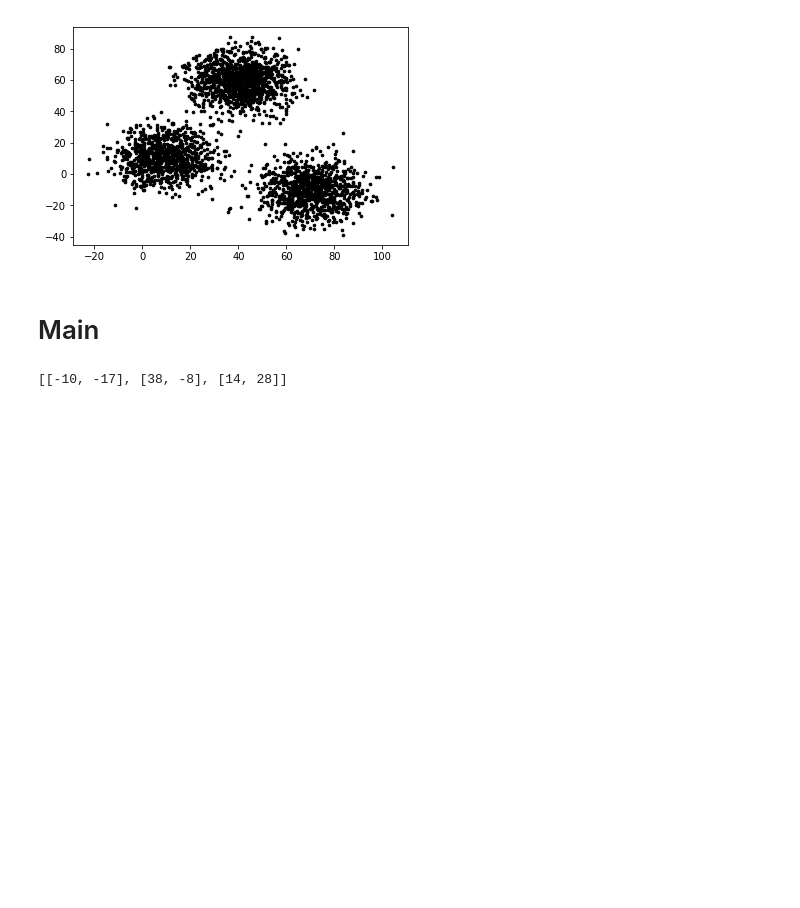
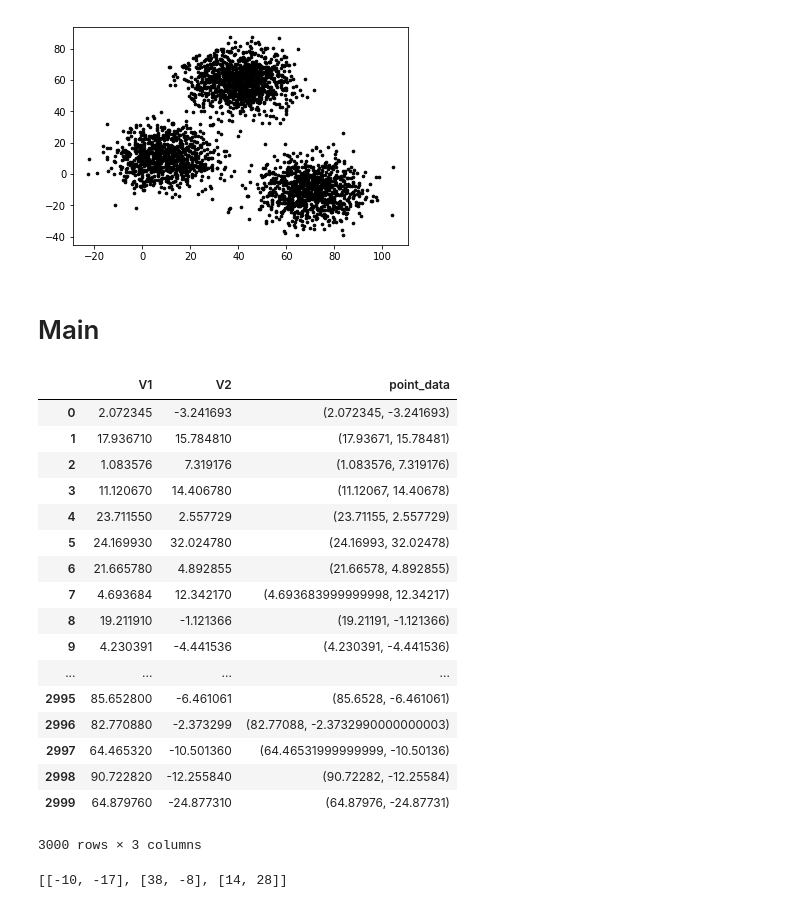
Before and after one commit to JiahuiZHU-Z/k-means, a Jupyter notebook: k-means sur base test N-Dimensions.ipynb, the cells around one changed output. Saved outputs shown, nothing was run; the diff lists cells and outputs as text; code cells hidden in the pictures; blank space fills up the shorter version.

```diff
--- a/k-means sur base test N-Dimensions.ipynb
+++ b/k-means sur base test N-Dimensions.ipynb
@@ -57,6 +59,27 @@ def get_new_pointsK(df,k):
     return points_k
 # %%
 df['point_data'] = df[['V1','V2']].apply(tuple, axis=1)
+# %%
+df
+# %% [output]
+|  | V1 | V2 | point_data |
+| 0 | 2.072345 | -3.241693 | (2.072345, -3.241693) |
+| 1 | 17.936710 | 15.784810 | (17.93671, 15.78481) |
+| 2 | 1.083576 | 7.319176 | (1.083576, 7.319176) |
+| 3 | 11.120670 | 14.406780 | (11.12067, 14.40678) |
+| 4 | 23.711550 | 2.557729 | (23.71155, 2.557729) |
+| 5 | 24.169930 | 32.024780 | (24.16993, 32.02478) |
+| 6 | 21.665780 | 4.892855 | (21.66578, 4.892855) |
+| 7 | 4.693684 | 12.342170 | (4.693683999999998, 12.34217) |
+| 8 | 19.211910 | -1.121366 | (19.21191, -1.121366) |
+| 9 | 4.230391 | -4.441536 | (4.230391, -4.441536) |
+| ... | ... | ... | ... |
+| 2995 | 85.652800 | -6.461061 | (85.6528, -6.461061) |
+| 2996 | 82.770880 | -2.373299 | (82.77088, -2.3732990000000003) |
+| 2997 | 64.465320 | -10.501360 | (64.46531999999999, -10.50136) |
+| 2998 | 90.722820 | -12.255840 | (90.72282, -12.25584) |
+| 2999 | 64.879760 | -24.877310 | (64.87976, -24.87731) |
+3000 rows × 3 columns
 # %%
 itr = 20
 K=3
```
Also changed, not shown: parts of 1 cell of this notebook, 1 other file.
